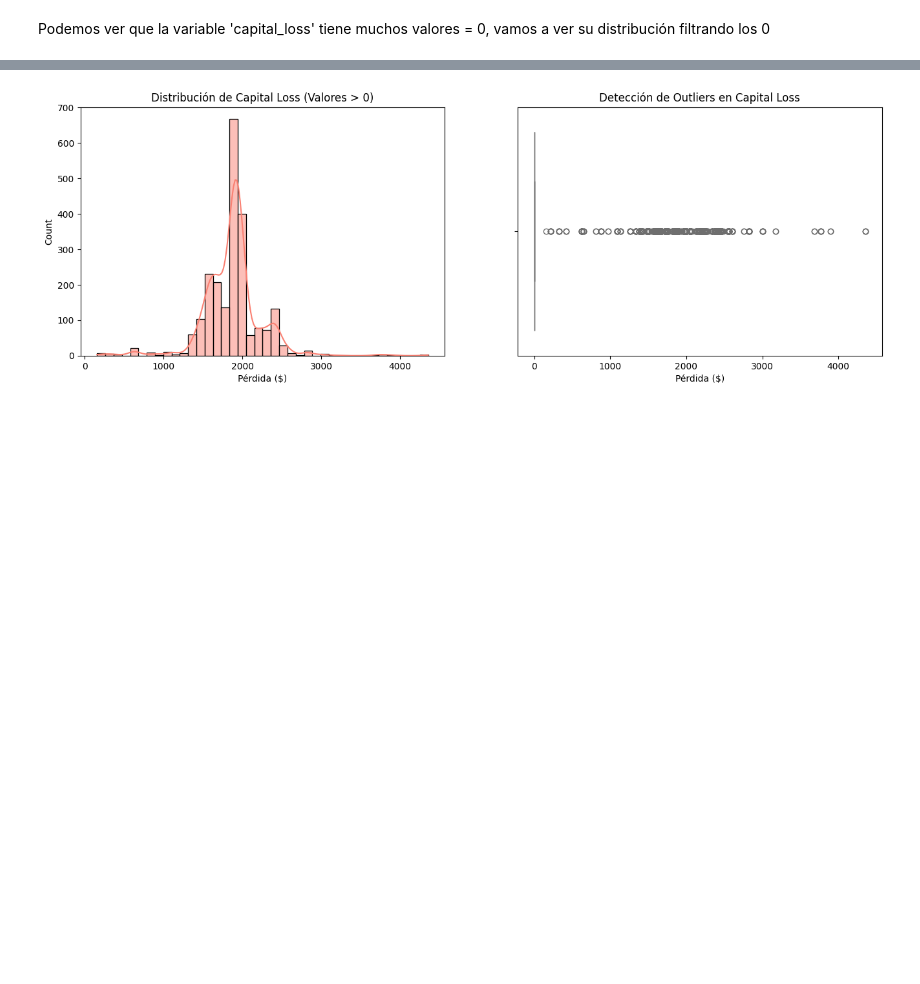
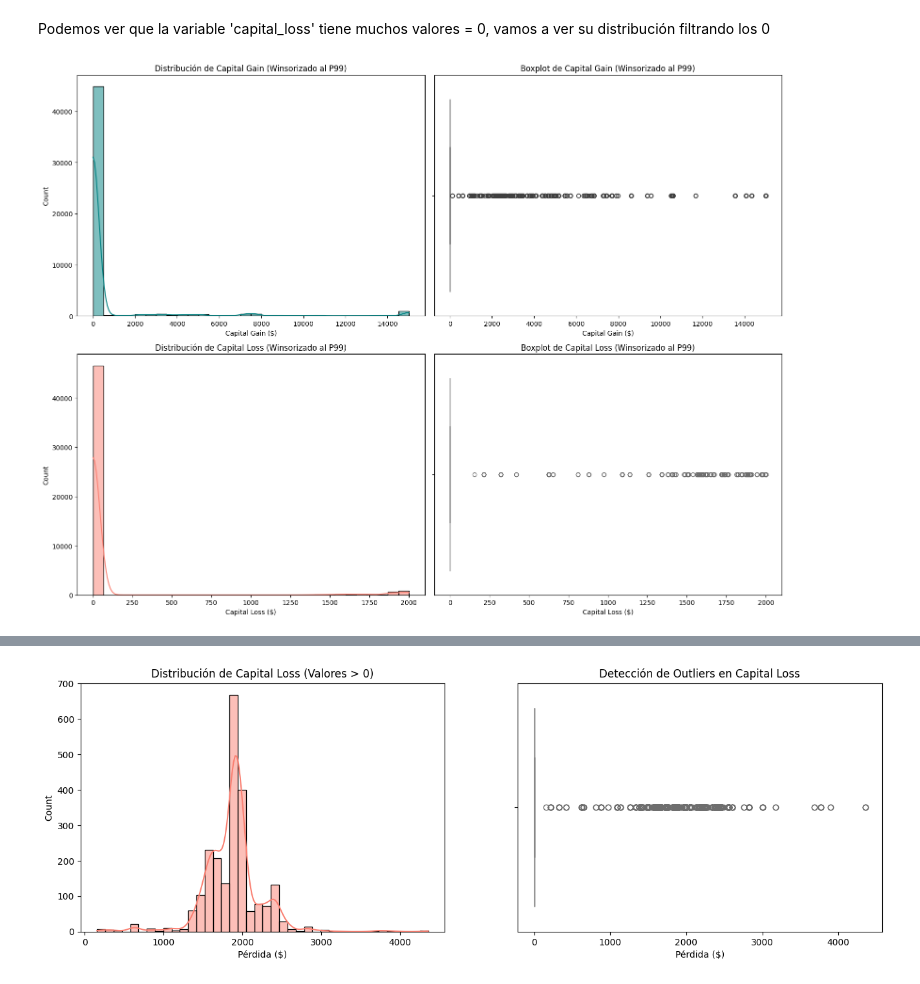
Before and after one commit to DaniSolaris/trabajo_obligatorio_david, a Jupyter notebook: src/EDA.ipynb, the cells around one changed output, grey strips where cells are left out. Cells and saved outputs as stored; diff of their text form; code cells hidden in the pictures; blank space fills up the shorter version.

```diff
--- a/src/EDA.ipynb
+++ b/src/EDA.ipynb
@@ -133,3 +138,37 @@ df_raw[numeric_cols].describe()
 | max | 90.000000 | 1.490400e+06 | 16.000000 | 99999.000000 | 4356.000000 | 99.000000 |
 # %% [markdown]
 Podemos ver que la variable 'capital_loss' tiene muchos valores = 0, vamos a ver su distribución filtrando los 0
+# %%
+# 1. Calculamos los percentiles 99
+upper_gain = df_raw['capital-gain'].quantile(0.99)
+upper_loss = df_raw['capital-loss'].quantile(0.99)
+
+# 2. Aplicamos la winsorización en nuevas columnas
+df_raw['capital-gain-winsorized'] = df_raw['capital-gain'].clip(upper=upper_gain)
+df_raw['capital-loss-winsorized'] = df_raw['capital-loss'].clip(upper=upper_loss)
+
+# 3. Creamos una cuadrícula de 2x2 para las gráficas
+fig, axes = plt.subplots(2, 2, figsize=(16, 12))
+
+# Fila 1: Capital Gain Winsorized
+sns.histplot(df_raw['capital-gain-winsorized'], kde=True, ax=axes[0, 0], color='teal', bins=30)
+axes[0, 0].set_title('Distribución de Capital Gain (Winsorizado al P99)')
+axes[0, 0].set_xlabel('Capital Gain ($)')
+
+sns.boxplot(x=df_raw['capital-gain-winsorized'], ax=axes[0, 1], color='lightseagreen')
+axes[0, 1].set_title('Boxplot de Capital Gain (Winsorizado al P99)')
+axes[0, 1].set_xlabel('Capital Gain ($)')
+
+# Fila 2: Capital Loss Winsorized
+sns.histplot(df_raw['capital-loss-winsorized'], kde=True, ax=axes[1, 0], color='salmon', bins=30)
+axes[1, 0].set_title('Distribución de Capital Loss (Winsorizado al P99)')
+axes[1, 0].set_xlabel('Capital Loss ($)')
+
+sns.boxplot(x=df_raw['capital-loss-winsorized'], ax=axes[1, 1], color='lightcoral')
+axes[1, 1].set_title('Boxplot de Capital Loss (Winsorizado al P99)')
+axes[1, 1].set_xlabel('Capital Loss ($)')
+
+plt.tight_layout()
+plt.show()
+# %% [output]
+[figure, added]
```
Also changed, not shown: parts of 22 cells of this notebook.
